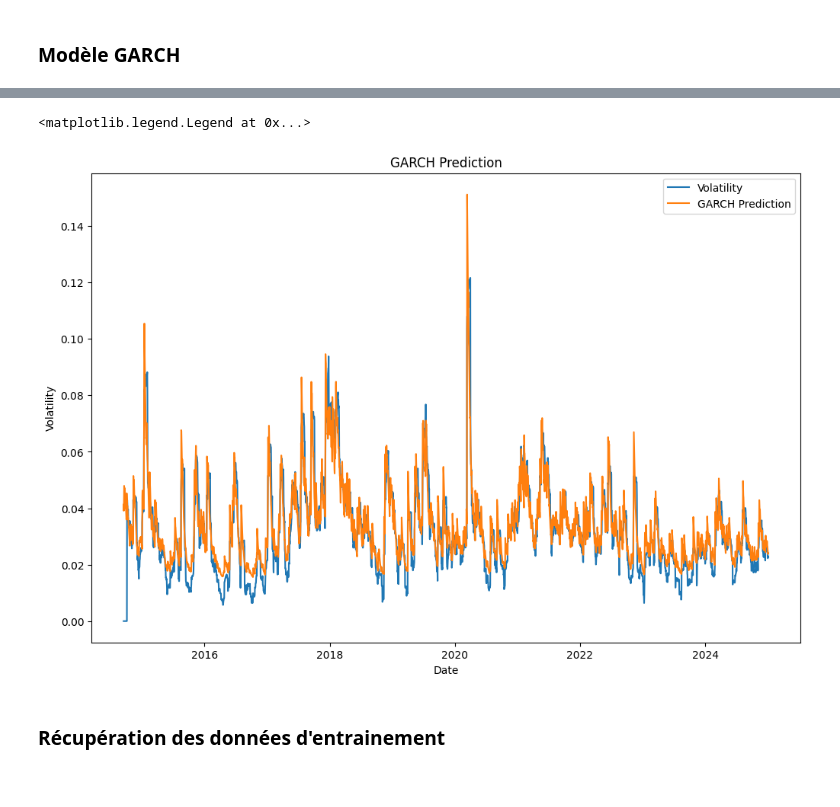
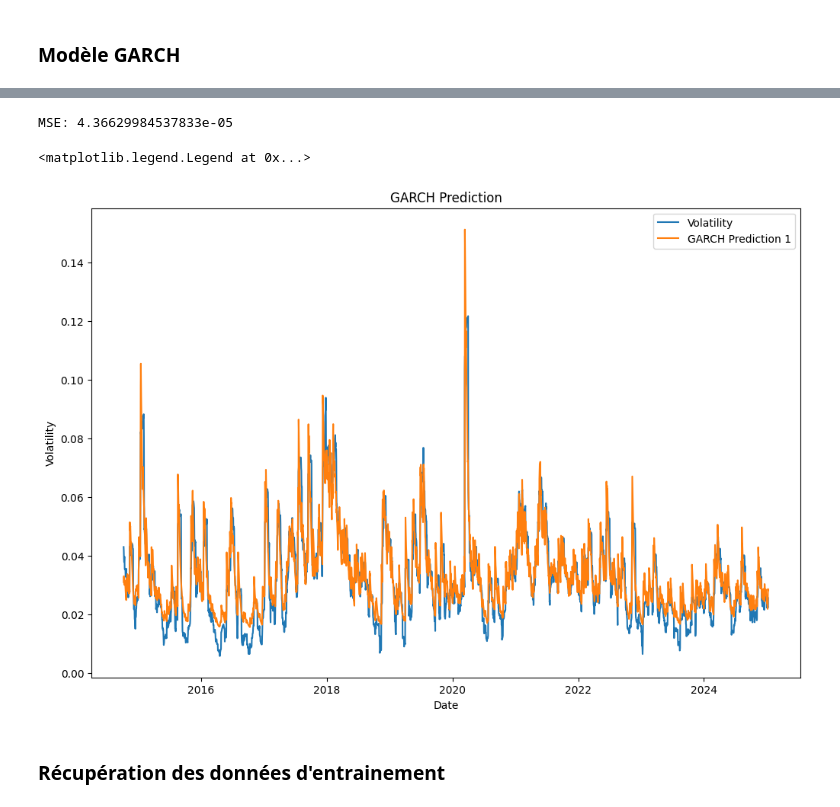
Before and after one commit to emmaebrl/crypto-volatility-lab, a Jupyter notebook: sandbox/explo_time_series.ipynb, the cells around one changed output, grey strips where cells are left out. Saved outputs shown, nothing was run; the diff lists cells and outputs as text; code cells hidden in the pictures.

```diff
--- a/sandbox/explo_time_series.ipynb
+++ b/sandbox/explo_time_series.ipynb
@@ -91,2 +68,5 @@ plt.show()
 # %% [markdown]
 ### Modèle GARCH
+# %%
+from crypto_volatility_lab.data_construction import FeaturesCreator
+features_creator = FeaturesCreator()
@@ -92,0 +77,2 @@ plt.show()
+# %%
+bitcoin_data.dropna(inplace=True)
@@ -92,0 +99,3 @@ plt.show()
+# %%
+garch_prediction_1 = features_creator.compute_garch_forecast(bitcoin_data["Log Returns"].dropna())
+print(len(garch_prediction_1))
@@ -93,18 +119,20 @@ plt.show()
 # %%
-garch_prediction = ts_creator.compute_garch_forecast(log_returns=log_returns)
-
+# Compute MSE
+mse = np.mean(np.square(bitcoin_data["Volatility"] - garch_prediction_1))
+print(f"MSE: {mse}")
 
 # plot the GARCH forecast
 fig, ax = plt.subplots(figsize=(12, 8))
 ax.plot(bitcoin_data["Date"], bitcoin_data["Volatility"], label="Volatility")
-ax.plot(bitcoin_data["Date"], garch_prediction, label="GARCH Prediction")
+ax.plot(bitcoin_data["Date"], garch_prediction_1, label="GARCH Prediction 1")
 ax.set_title("GARCH Prediction")
 ax.set_xlabel("Date")
 ax.set_ylabel("Volatility")
 ax.legend()
 # %% [output]
-<matplotlib.legend.Legend at 0x...>
+MSE: 4.36629984537833e-05
+<matplotlib.legend.Legend at 0x...>
-[figure, old version]
+[figure, new version]
 # %% [markdown]
 ### Récupération des données d'entrainement
 # %%
```
Also changed, not shown: parts of 21 cells of this notebook, 8 other files.
